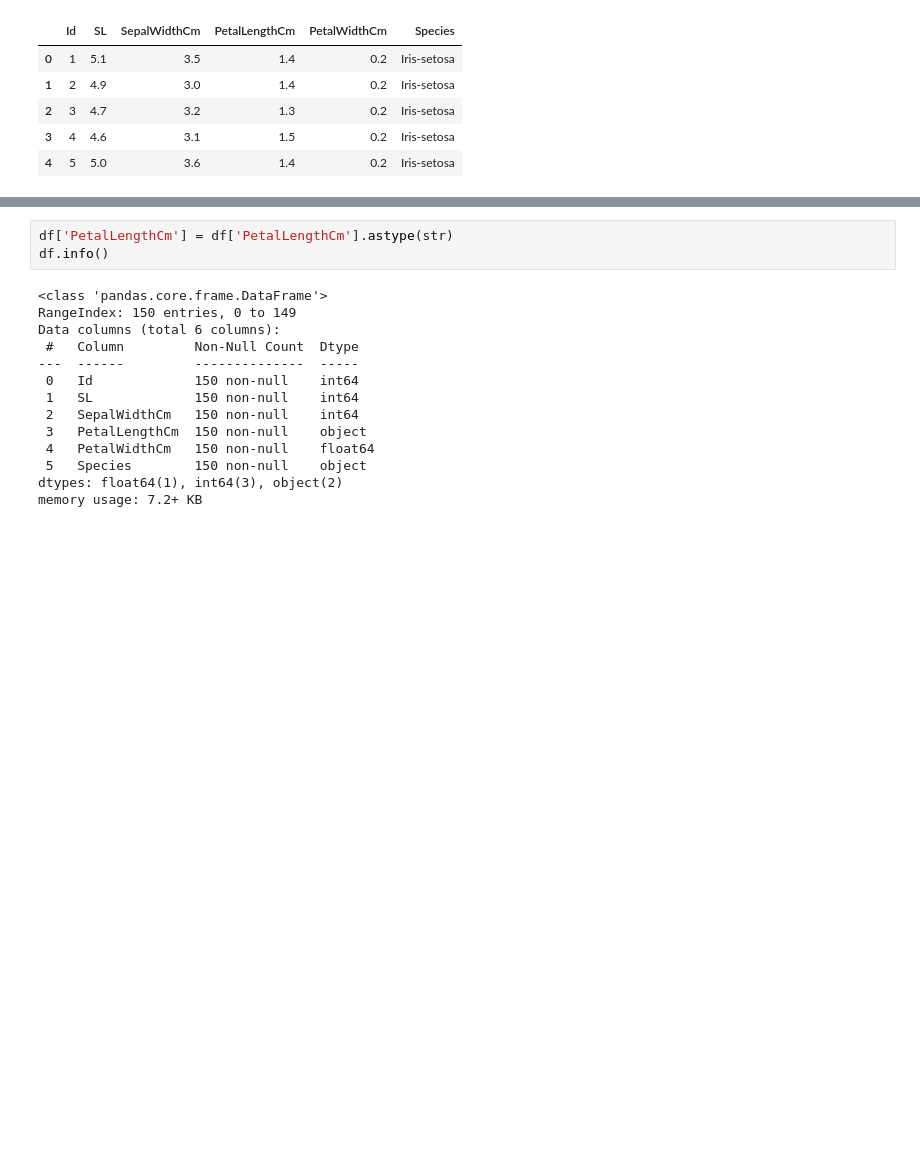
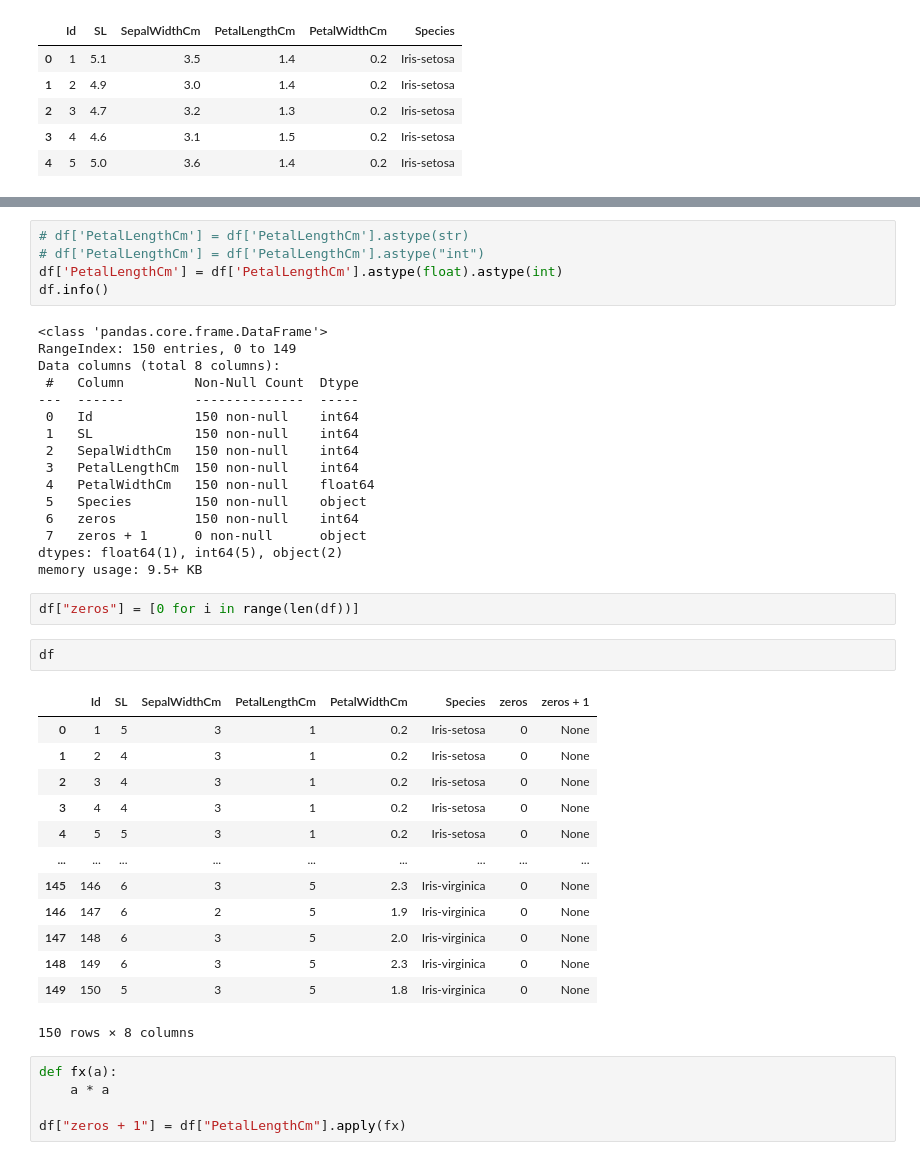
Before and after one commit to ChinmayBhattt/Machine-Learning-Playground, a Jupyter notebook: Pandas/fresh_pandas.ipynb, the cells around one changed output, grey strips where cells are left out. Saved outputs shown, nothing was run; the diff lists cells and outputs as text; blank space fills up the shorter version.

```diff
--- a/Pandas/fresh_pandas.ipynb
+++ b/Pandas/fresh_pandas.ipynb
@@ -239,17 +245,44 @@ memory usage: 7.2+ KB
 # %%
-df['PetalLengthCm'] = df['PetalLengthCm'].astype(str)
+# df['PetalLengthCm'] = df['PetalLengthCm'].astype(str)
+# df['PetalLengthCm'] = df['PetalLengthCm'].astype("int")
+df['PetalLengthCm'] = df['PetalLengthCm'].astype(float).astype(int)
 df.info()
 # %% [output]
 <class 'pandas.core.frame.DataFrame'>
 RangeIndex: 150 entries, 0 to 149
-Data columns (total 6 columns):
+Data columns (total 8 columns):
  #   Column         Non-Null Count  Dtype
 ---  ------         --------------  -----
  0   Id             150 non-null    int64
  1   SL             150 non-null    int64
  2   SepalWidthCm   150 non-null    int64
- 3   PetalLengthCm  150 non-null    object
+ 3   PetalLengthCm  150 non-null    int64
  4   PetalWidthCm   150 non-null    float64
  5   Species        150 non-null    object
-dtypes: float64(1), int64(3), object(2)
-memory usage: 7.2+ KB
+ 6   zeros          150 non-null    int64
+ 7   zeros + 1      0 non-null      object
+dtypes: float64(1), int64(5), object(2)
+memory usage: 9.5+ KB
+# %%
+df["zeros"] = [0 for i in range(len(df))]
+# %%
+df
+# %% [output]
+|  | Id | SL | SepalWidthCm | PetalLengthCm | PetalWidthCm | Species | zeros | zeros + 1 |
+| 0 | 1 | 5 | 3 | 1 | 0.2 | Iris-setosa | 0 | None |
+| 1 | 2 | 4 | 3 | 1 | 0.2 | Iris-setosa | 0 | None |
+| 2 | 3 | 4 | 3 | 1 | 0.2 | Iris-setosa | 0 | None |
+| 3 | 4 | 4 | 3 | 1 | 0.2 | Iris-setosa | 0 | None |
+| 4 | 5 | 5 | 3 | 1 | 0.2 | Iris-setosa | 0 | None |
+| ... | ... | ... | ... | ... | ... | ... | ... | ... |
+| 145 | 146 | 6 | 3 | 5 | 2.3 | Iris-virginica | 0 | None |
+| 146 | 147 | 6 | 2 | 5 | 1.9 | Iris-virginica | 0 | None |
+| 147 | 148 | 6 | 3 | 5 | 2.0 | Iris-virginica | 0 | None |
+| 148 | 149 | 6 | 3 | 5 | 2.3 | Iris-virginica | 0 | None |
+| 149 | 150 | 5 | 3 | 5 | 1.8 | Iris-virginica | 0 | None |
+150 rows × 8 columns
+# %%
+def fx(a):
+    a * a
+
+df["zeros + 1"] = df["PetalLengthCm"].apply(fx)
```
Also changed, not shown: parts of 13 cells of this notebook, 1 other file.
